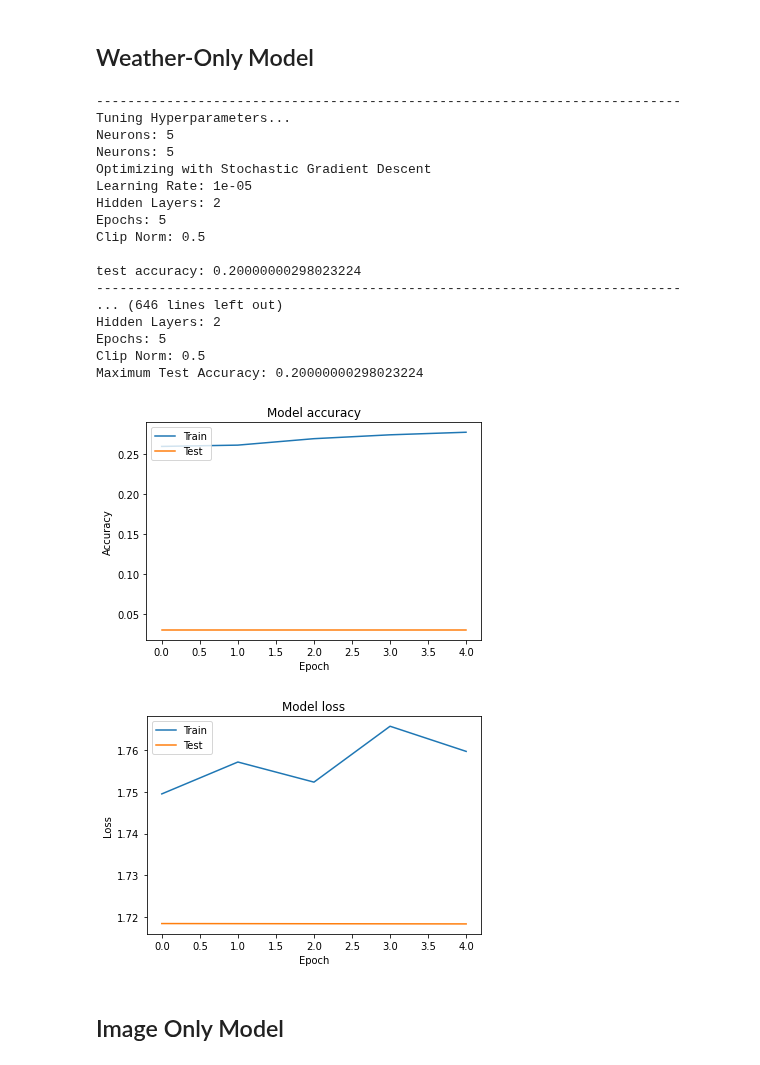
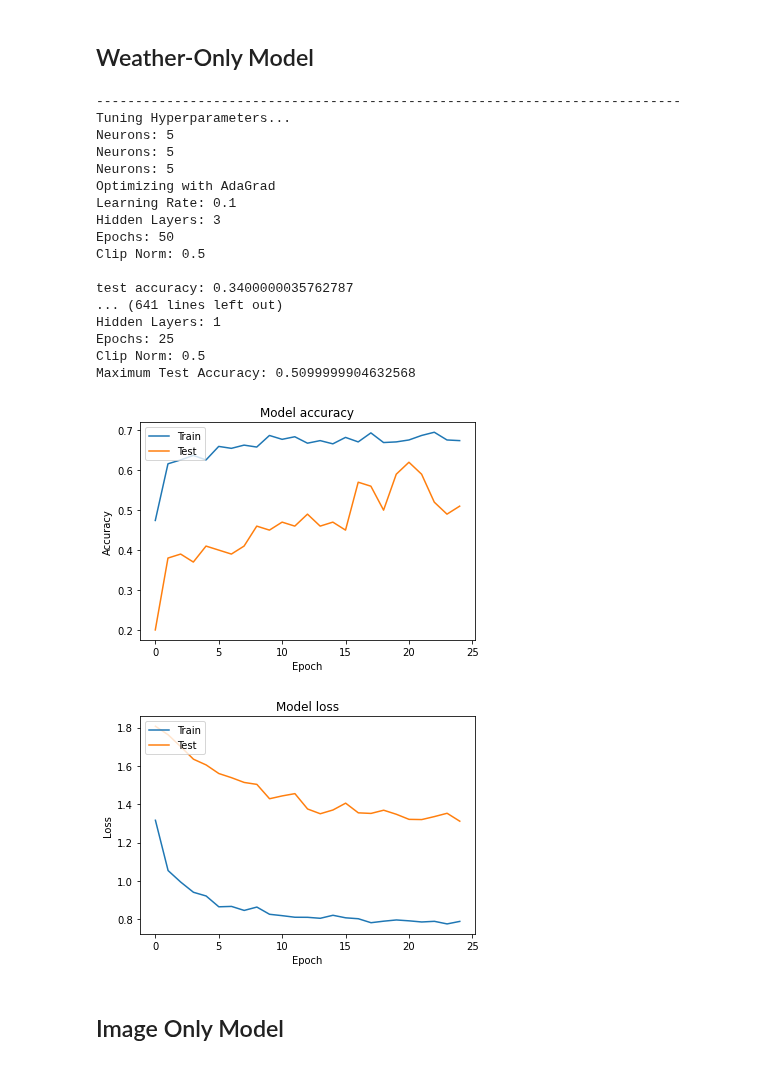
Before and after one commit to jmaness/csc591nn-projc1, a Jupyter notebook: extra_credit.ipynb, the cells around one changed output. Drawn from its saved outputs; the diff is of its cells as text; code cells hidden in the pictures.

Commit message:
Update weather only test predictions with standardization

```diff
--- a/extra_credit.ipynb
+++ b/extra_credit.ipynb
@@ -60,8 +60,8 @@ from keras.models import Model, Sequential
 from keras.layers import Input, Dense, Activation, BatchNormalization, Dropout
 import tensorflow as tf
 # %%
-train_path = "data/TrainData-C2/ExtraCredit_Train.csv"
-test_path = "data/TrainData-C2/ExtraCredit_Test.csv"
+train_path = "ExtraCredit_Train.csv"
+test_path = "ExtraCredit_Test.csv"
 # %%
 gpus = tf.config.experimental.list_physical_devices('GPU')
 if gpus:
@@ -304,12 +302,10 @@ for _ in range(50):
     lr = random.choice(lr_rate)
     clipnorm = random.choice(clipnorms)
     epochs = random.choice(num_epochs)
-    optimizers = [keras.optimizers.SGD(lr=lr, clipnorm=clipnorm),
-                 keras.optimizers.Adam(lr=lr, clipnorm=clipnorm),
-                 keras.optimizers.RMSprop(learning_rate=lr, rho=0.9),
+    optimizers = [keras.optimizers.Adam(lr=lr, clipnorm=clipnorm),
                  keras.optimizers.Adagrad(learning_rate=lr),
                  keras.optimizers.Adadelta(learning_rate=lr, rho=0.95)]
-    keys = ["Stochastic Gradient Descent", "ADAM", "RMSProp", "AdaGrad", "AdaDelta"]
+    keys = ["ADAM", "AdaGrad", "AdaDelta"]
     optimizer = random.choice(optimizers)
     index = optimizers.index(optimizer)
     optimizer_name = keys[index]
@@ -326,8 +322,8 @@ for _ in range(50):
                         epochs=epochs,
                         verbose=0,
                         validation_data=(X_test_st, y_test_one_hot))
-    test_predictions = [pred.argmax(axis=-1) for pred in model.predict(X_test)]
-    test_accuracy = model.evaluate(X_test, y_test_one_hot, verbose=0)[1]
+    test_predictions = [pred.argmax(axis=-1) for pred in model.predict(X_test_st)]
+    test_accuracy = model.evaluate(X_test_st, y_test_one_hot, verbose=0)[1]
     print("\ntest accuracy:", test_accuracy)
     print('-'*75)
     if test_accuracy > max_test_accuracy:
@@ -344,52 +340,52 @@ for _ in range(50):
 
 print('\n\n')
 print("Maximally-tuned Hyperparameters:")
-print("Optimizer", optimizer_name)
+print("Optimizer", max_optimizer_name)
 print("Learning Rate:", lr)
-print("The Neurons:", the_neurons)
+print("The Neurons:", max_neurons)
 print("Hidden Layers:", max_layers)
 print("Epochs:", max_epochs)
 print("Clip Norm:", max_clipnorm)
 print("Maximum Test Accuracy:", max_test_accuracy)
 print('\n\n')
 
 # Plot training & test accuracy values of the maximally-tuned model
 plt.plot(max_history.history['accuracy'])
 plt.plot(max_history.history['val_accuracy'])
 plt.title('Model accuracy')
 plt.ylabel('Accuracy')
 plt.xlabel('Epoch')
 plt.legend(['Train', 'Test'], loc='upper left')
 plt.show()
 
 # Plot training & test loss values
 plt.plot(max_history.history['loss'])
 plt.plot(max_history.history['val_loss'])
 plt.title('Model loss')
 plt.ylabel('Loss')
 plt.xlabel('Epoch')
 plt.legend(['Train', 'Test'], loc='upper left')
 plt.show()
 # %% [output]
 ---------------------------------------------------------------------------
 Tuning Hyperparameters...
 Neurons: 5
 Neurons: 5
-Optimizing with Stochastic Gradient Descent
-Learning Rate: 1e-05
-Hidden Layers: 2
-Epochs: 5
+Neurons: 5
+Optimizing with AdaGrad
+Learning Rate: 0.1
+Hidden Layers: 3
+Epochs: 50
 Clip Norm: 0.5
 
-test accuracy: 0.20000000298023224
----------------------------------------------------------------------------
-... (646 lines left out)
-Hidden Layers: 2
-Epochs: 5
+test accuracy: 0.3400000035762787
+... (641 lines left out)
+Hidden Layers: 1
+Epochs: 25
 Clip Norm: 0.5
-Maximum Test Accuracy: 0.20000000298023224
+Maximum Test Accuracy: 0.5099999904632568
-[figure, old version]
+[figure, new version]
-[figure, old version]
+[figure, new version]
 # %% [markdown]
 ## Image Only Model
 # %%
```
Also changed, not shown: parts of 1 cell of this notebook.
